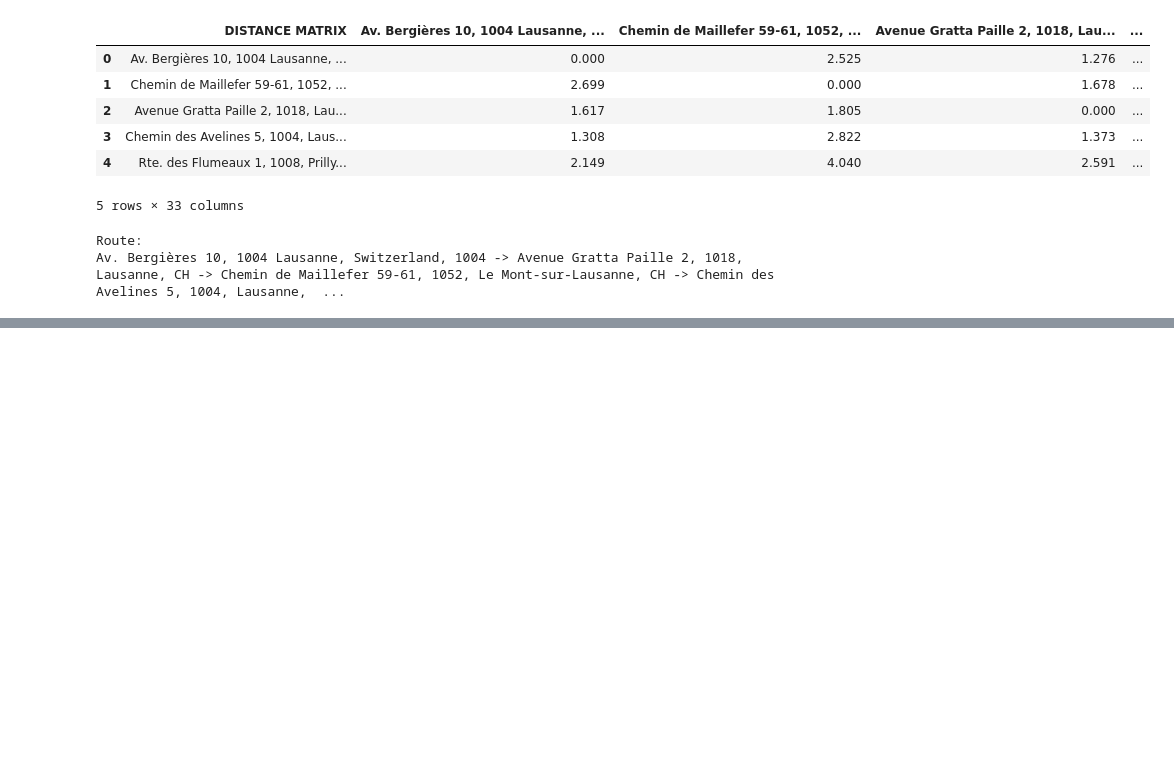
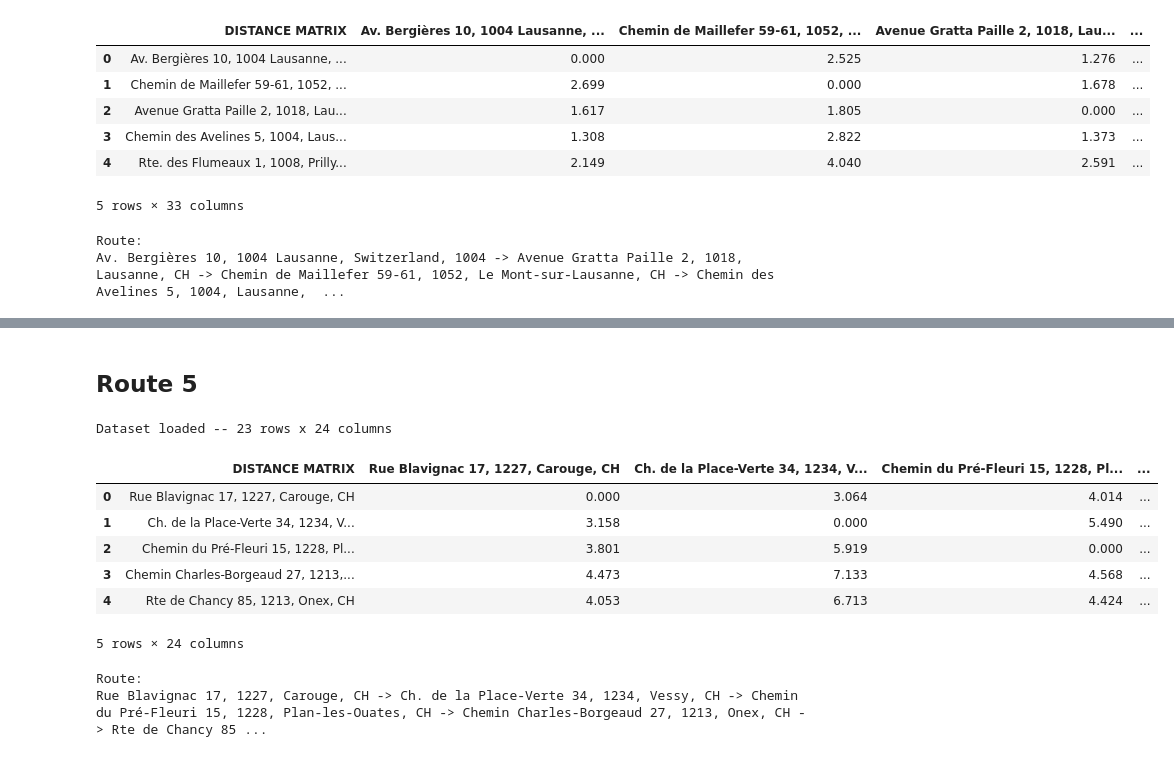
Before and after one commit to twillixa/SL, a Jupyter notebook: Main.ipynb, the cells around one changed output, grey strips where cells are left out. Saved outputs shown, nothing was run; the diff lists cells and outputs as text; code cells hidden in the pictures; blank space fills up the shorter version.

```diff
--- a/Main.ipynb
+++ b/Main.ipynb
@@ -1907,0 +2424,79 @@ ORIGINAL ROUTE
+# %% [markdown]
+## Route 5
+# %%
+df = pd.read_excel("Distance_matrix_10.xlsx")
+print(f"Dataset loaded -- {df.shape[0]:,} rows x {df.shape[1]} columns")
+df.head()
+# %% [output]
+Dataset loaded -- 23 rows x 24 columns
+|  | DISTANCE MATRIX | Rue Blavignac 17, 1227, Carouge, CH | Ch. de la Place-Verte 34, 1234, V... | Chemin du Pré-Fleuri 15, 1228, Pl... | ... |
+| 0 | Rue Blavignac 17, 1227, Carouge, CH | 0.000 | 3.064 | 4.014 | ... |
+| 1 | Ch. de la Place-Verte 34, 1234, V... | 3.158 | 0.000 | 5.490 | ... |
+| 2 | Chemin du Pré-Fleuri 15, 1228, Pl... | 3.801 | 5.919 | 0.000 | ... |
+| 3 | Chemin Charles-Borgeaud 27, 1213,... | 4.473 | 7.133 | 4.568 | ... |
+| 4 | Rte de Chancy 85, 1213, Onex, CH | 4.053 | 6.713 | 4.424 | ... |
+5 rows × 24 columns
+# %%
+# ---------- Load distance matrix from Excel ----------
+file_path = "Distance_matrix_10.xlsx"
+
+df = pd.read_excel("Distance_matrix_10.xlsx", index_col=0)
+distance_matrix = df.to_numpy().tolist()
+locations = df.index.tolist()
+
+# ---------- Data model ----------
+data = {}
+data["distance_matrix"] = distance_matrix
+data["num_vehicles"] = 1
+data["depot"] = 0   # starting/ending node index
+
+# ---------- Routing model ----------
+manager = pywrapcp.RoutingIndexManager(
+    len(data["distance_matrix"]),
+    data["num_vehicles"],
+    data["depot"]
+)
+
+routing = pywrapcp.RoutingModel(manager)
+
+def distance_callback(from_index, to_index):
+    from_node = manager.IndexToNode(from_index)
+    to_node = manager.IndexToNode(to_index)
+    return int(data["distance_matrix"][from_node][to_node])
+
+transit_callback_index = routing.RegisterTransitCallback(distance_callback)
+routing.SetArcCostEvaluatorOfAllVehicles(transit_callback_index)
+
+# ---------- Search parameters ----------
+search_parameters = pywrapcp.DefaultRoutingSearchParameters()
+search_parameters.first_solution_strategy = (
+    routing_enums_pb2.FirstSolutionStrategy.PATH_CHEAPEST_ARC
+)
+search_parameters.local_search_metaheuristic = (
+    routing_enums_pb2.LocalSearchMetaheuristic.GUIDED_LOCAL_SEARCH
+)
+search_parameters.time_limit.seconds = 10
+
+# ---------- Solve ----------
+solution = routing.SolveWithParameters(search_parameters)
+
+# ---------- Print solution ----------
+if solution:
+    index = routing.Start(0)
+    route = []
+
+    while not routing.IsEnd(index):
+        node = manager.IndexToNode(index)
+        route.append(locations[node])
+        previous_index = index
+        index = solution.Value(routing.NextVar(index))
+
+    route.append(locations[manager.IndexToNode(index)])
+
+    print("Route:")
+    print(" -> ".join(route))
+else:
+    print("No solution found.")
+# %% [output]
+Route:
+Rue Blavignac 17, 1227, Carouge, CH -> Ch. de la Place-Verte 34, 1234, Vessy, CH -> Chemin du Pré-Fleuri 15, 1228, Plan-les-Ouates, CH -> Chemin Charles-Borgeaud 27, 1213, Onex, CH -> Rte de Chancy 85 ...
```
Also changed, not shown: parts of 14 cells of this notebook.
